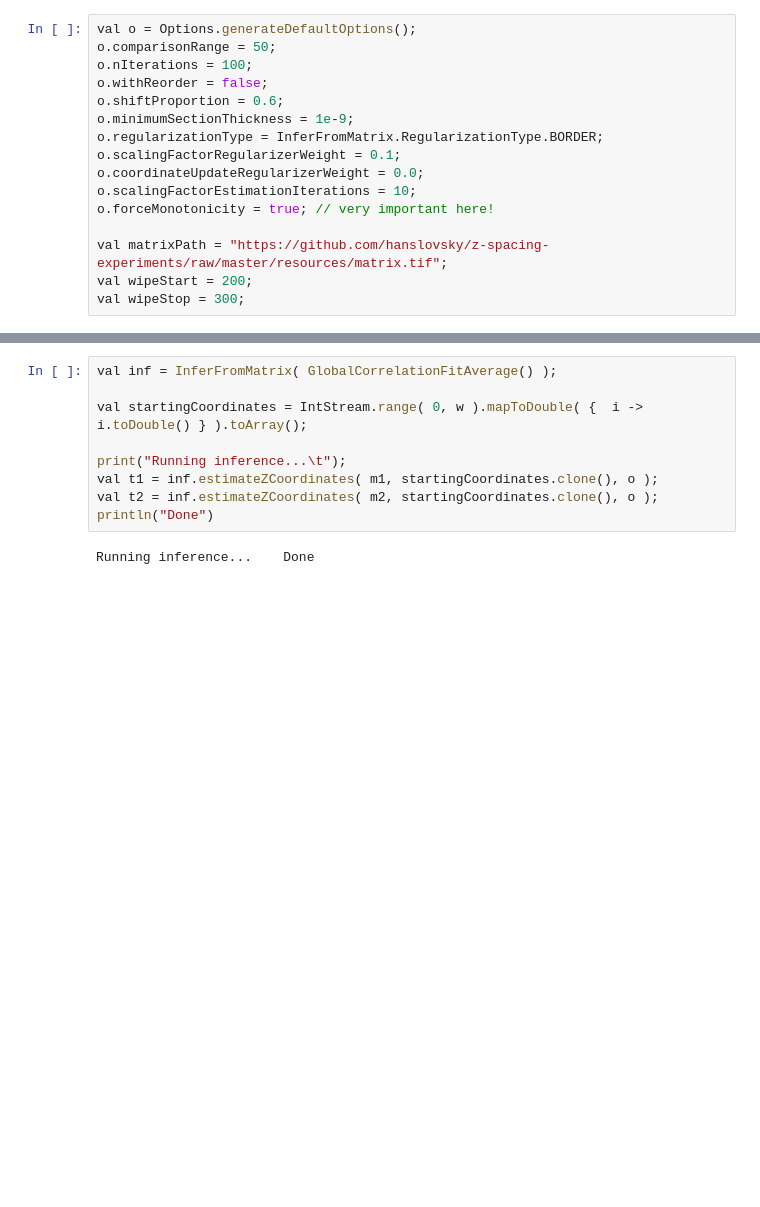
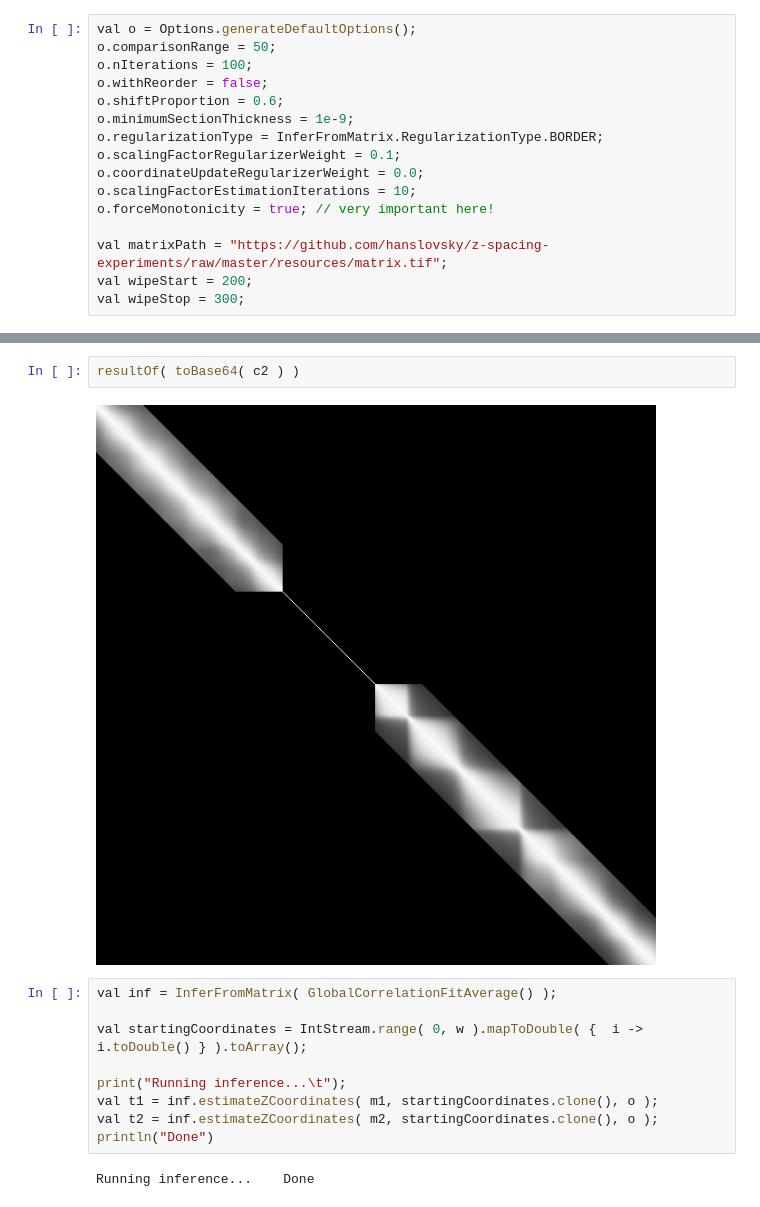
Before and after one commit to hanslovsky/z-spacing-experiments, a Jupyter notebook: ipynb/wipeout-experiment/wipeout-experiment.ipynb, the cells around one changed output, grey strips where cells are left out. Cells and saved outputs as stored; diff of their text form; blank space fills up the shorter version.

```diff
--- a/ipynb/wipeout-experiment/wipeout-experiment.ipynb
+++ b/ipynb/wipeout-experiment/wipeout-experiment.ipynb
@@ -94,3 +92,7 @@ true
+# %%
+resultOf( toBase64( c2 ) )
+# %% [output]
+[figure, added]
 # %%
 val inf = InferFromMatrix( GlobalCorrelationFitAverage() );
 
```
Also changed, not shown: parts of 16 cells of this notebook.
